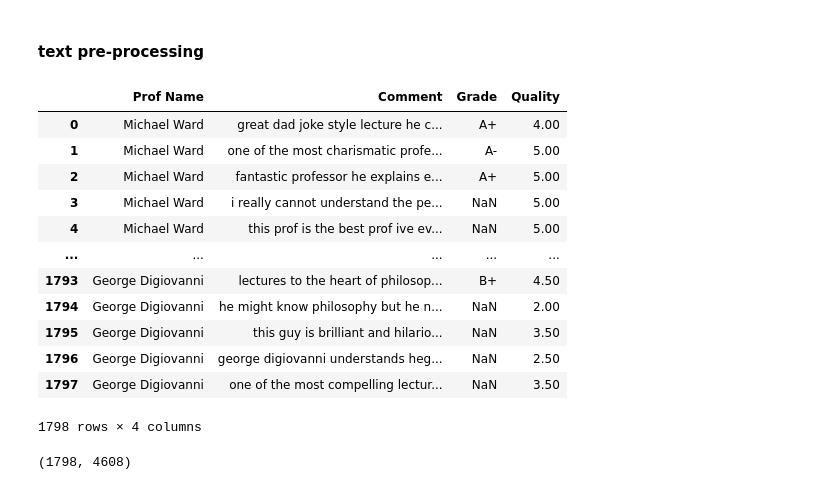
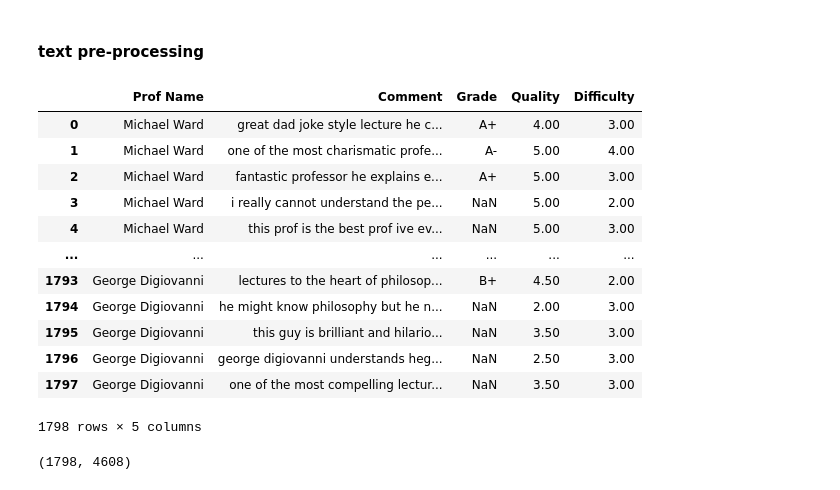
Before and after one commit to 99starman/RateMyProfScraper, a Jupyter notebook: RMP-analysis.ipynb, the cells around one changed output. Drawn from its saved outputs; the diff is of its cells as text; code cells hidden in the pictures.

```diff
--- a/RMP-analysis.ipynb
+++ b/RMP-analysis.ipynb
@@ -122,34 +121,35 @@ Text(0.5, 0.98, 'Histogram of student rating (Quality) from each grade group')
 # %%
 import re
 import string
 
 def clean_text(text):
     # Make text lowercase, remove punctuation, words containing numbers, and nonsensical text.
     text = text.lower()
     text = re.sub('[%s]' % re.escape(string.punctuation), '', text)
     text = re.sub('\w*\d\w*', '', text)
     text = re.sub('[‘’“”…]', '', text)
     text = re.sub('\n', '', text)
     return text
 
 clean = lambda x: clean_text(x)
 df_clean = pd.DataFrame(df_comment['Comment'].apply(clean))
-df_clean = pd.concat([df_comment['Prof Name'], df_clean, df_comment['Grade'], df_comment['Quality']], axis=1)
+df_clean = pd.concat(
+    [df_comment['Prof Name'], df_clean, df_comment['Grade'], df_comment['Quality'], df_comment['Difficulty']], axis=1)
 df_clean
 # %% [output]
-|  | Prof Name | Comment | Grade | Quality |
-| 0 | Michael Ward | great dad joke style lecture he c... | A+ | 4.00 |
-| 1 | Michael Ward | one of the most charismatic profe... | A- | 5.00 |
-| 2 | Michael Ward | fantastic professor he explains e... | A+ | 5.00 |
-| 3 | Michael Ward | i really cannot understand the pe... | NaN | 5.00 |
-| 4 | Michael Ward | this prof is the best prof ive ev... | NaN | 5.00 |
-| ... | ... | ... | ... | ... |
-| 1793 | George Digiovanni | lectures to the heart of philosop... | B+ | 4.50 |
-| 1794 | George Digiovanni | he might know philosophy but he n... | NaN | 2.00 |
-| 1795 | George Digiovanni | this guy is brilliant and hilario... | NaN | 3.50 |
-| 1796 | George Digiovanni | george digiovanni understands heg... | NaN | 2.50 |
-| 1797 | George Digiovanni | one of the most compelling lectur... | NaN | 3.50 |
+|  | Prof Name | Comment | Grade | Quality | Difficulty |
+| 0 | Michael Ward | great dad joke style lecture he c... | A+ | 4.00 | 3.00 |
+| 1 | Michael Ward | one of the most charismatic profe... | A- | 5.00 | 4.00 |
+| 2 | Michael Ward | fantastic professor he explains e... | A+ | 5.00 | 3.00 |
+| 3 | Michael Ward | i really cannot understand the pe... | NaN | 5.00 | 2.00 |
+| 4 | Michael Ward | this prof is the best prof ive ev... | NaN | 5.00 | 3.00 |
+| ... | ... | ... | ... | ... | ... |
+| 1793 | George Digiovanni | lectures to the heart of philosop... | B+ | 4.50 | 2.00 |
+| 1794 | George Digiovanni | he might know philosophy but he n... | NaN | 2.00 | 3.00 |
+| 1795 | George Digiovanni | this guy is brilliant and hilario... | NaN | 3.50 | 3.00 |
+| 1796 | George Digiovanni | george digiovanni understands heg... | NaN | 2.50 | 3.00 |
+| 1797 | George Digiovanni | one of the most compelling lectur... | NaN | 3.50 | 3.00 |
-1798 rows × 4 columns
+1798 rows × 5 columns
 # %%
 documents = df_clean.groupby('Prof Name')['Comment'].apply(' '.join)
 documents = documents.to_frame(name='Comment')
```
Also changed, not shown: parts of 13 cells of this notebook.
